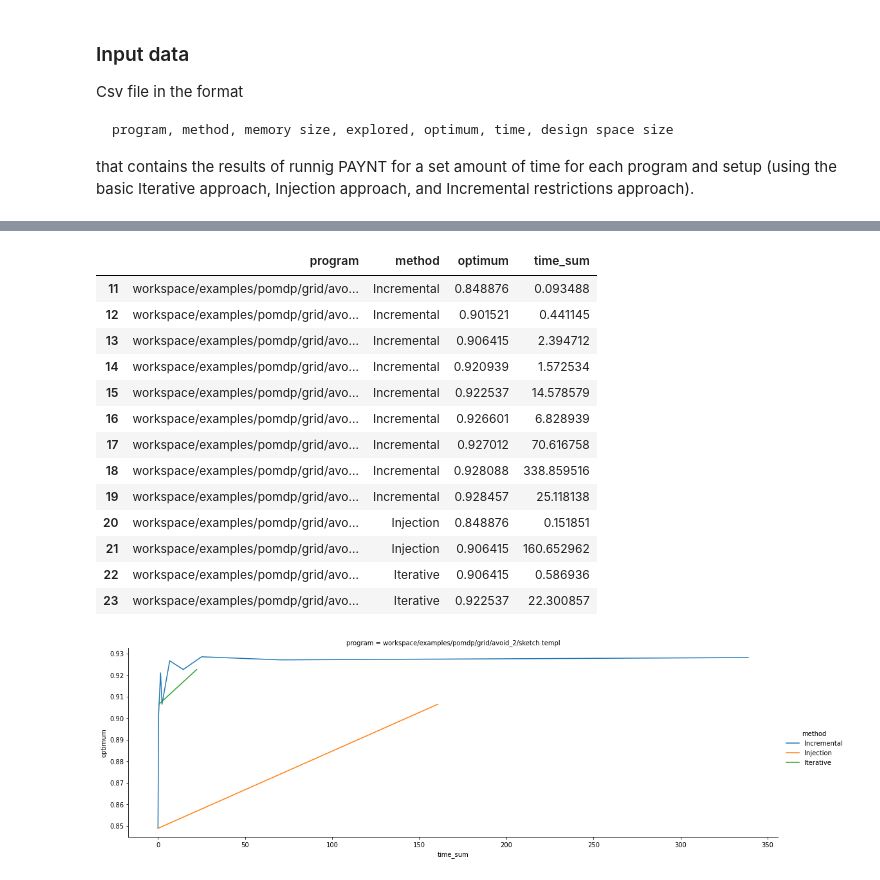
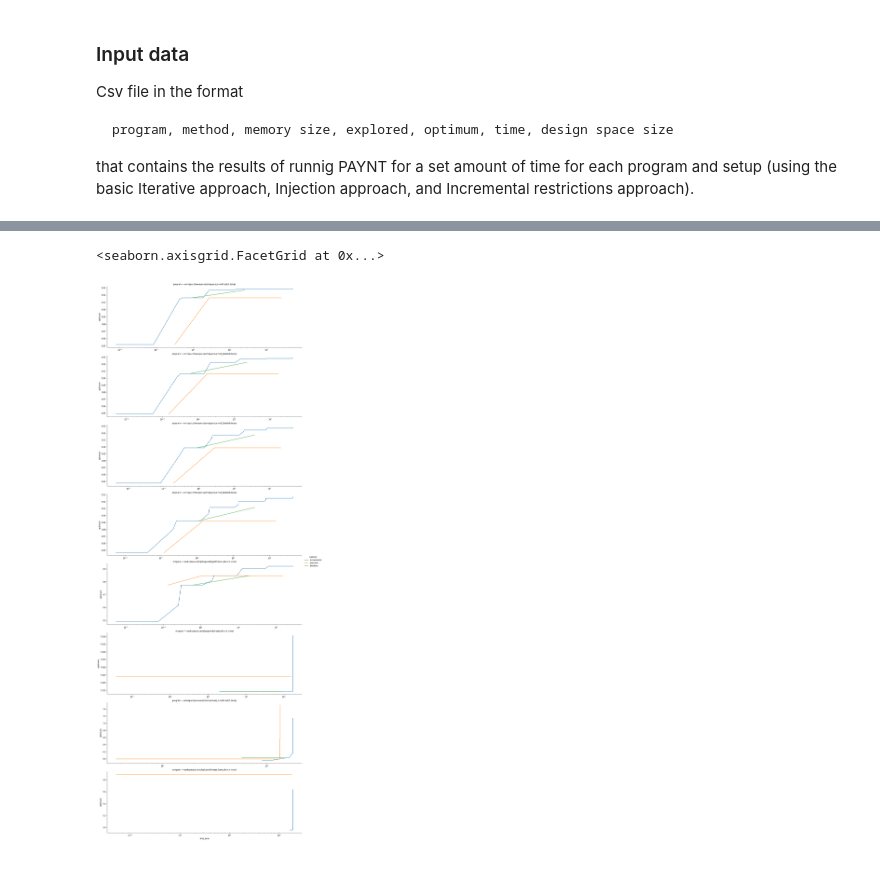
Before and after one commit to randriu/synthesis, a Jupyter notebook: scripts/outputs.ipynb, the cells around one changed output, grey strips where cells are left out. Saved outputs shown, nothing was run; the diff lists cells and outputs as text; code cells hidden in the pictures.

```diff
--- a/scripts/outputs.ipynb
+++ b/scripts/outputs.ipynb
@@ -85,37 +83,19 @@ grid = sns.relplot(
 # %%
 out = out.sort_values(["program", "method", "optimum"])
-out["time_sum"] = out.groupby(["program", "method", "memory_size"]).time.transform(pd.Series.cumsum)
-
-grouped = out.groupby([
-     "program", "method", "optimum"
-]).agg({ "time_sum": "max"}).reset_index()
-# #
+out["time_sum"] = out.groupby(["program", "method"]).time.transform(pd.Series.cumsum)
 grid = sns.relplot(
-                data=grouped.where(grouped["program"].str.contains("_2")).dropna(),
+                data=out,
                 x="time_sum",
                 y="optimum",
                 col="program",
                 kind="line",
                 hue="method",
                 legend="full",
                 aspect=3,
                 col_wrap=1,
                 facet_kws={'sharey': False, 'sharex': False},
             )
-grouped.where(grouped["program"].str.contains("_2")).dropna()
+grid.set(xscale="log")
 # %% [output]
-|  | program | method | optimum | time_sum |
-| 11 | workspace/examples/pomdp/grid/avo... | Incremental | 0.848876 | 0.093488 |
-| 12 | workspace/examples/pomdp/grid/avo... | Incremental | 0.901521 | 0.441145 |
-| 13 | workspace/examples/pomdp/grid/avo... | Incremental | 0.906415 | 2.394712 |
-| 14 | workspace/examples/pomdp/grid/avo... | Incremental | 0.920939 | 1.572534 |
-| 15 | workspace/examples/pomdp/grid/avo... | Incremental | 0.922537 | 14.578579 |
-| 16 | workspace/examples/pomdp/grid/avo... | Incremental | 0.926601 | 6.828939 |
-| 17 | workspace/examples/pomdp/grid/avo... | Incremental | 0.927012 | 70.616758 |
-| 18 | workspace/examples/pomdp/grid/avo... | Incremental | 0.928088 | 338.859516 |
-| 19 | workspace/examples/pomdp/grid/avo... | Incremental | 0.928457 | 25.118138 |
-| 20 | workspace/examples/pomdp/grid/avo... | Injection | 0.848876 | 0.151851 |
-| 21 | workspace/examples/pomdp/grid/avo... | Injection | 0.906415 | 160.652962 |
-| 22 | workspace/examples/pomdp/grid/avo... | Iterative | 0.906415 | 0.586936 |
-| 23 | workspace/examples/pomdp/grid/avo... | Iterative | 0.922537 | 22.300857 |
+<seaborn.axisgrid.FacetGrid at 0x...>
-[figure, old version]
+[figure, new version]
```
Also changed, not shown: parts of 3 cells of this notebook, 1 other file.
